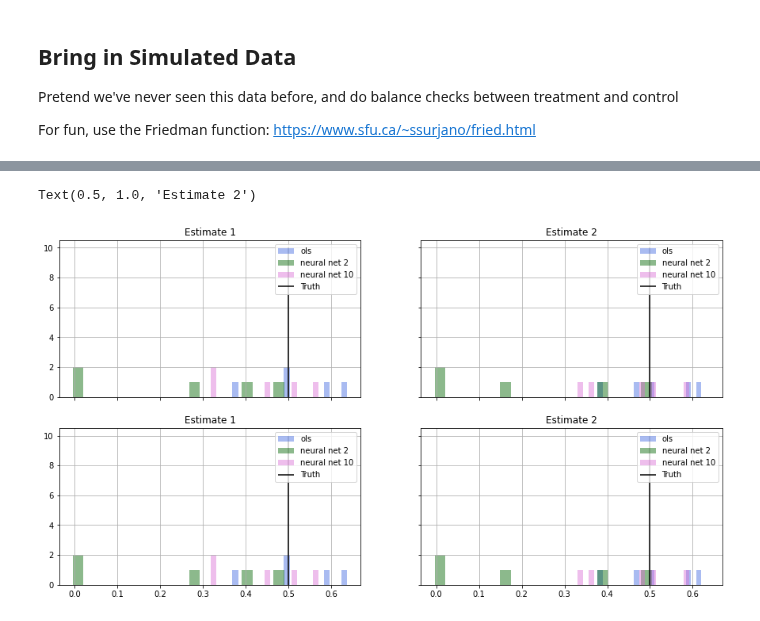
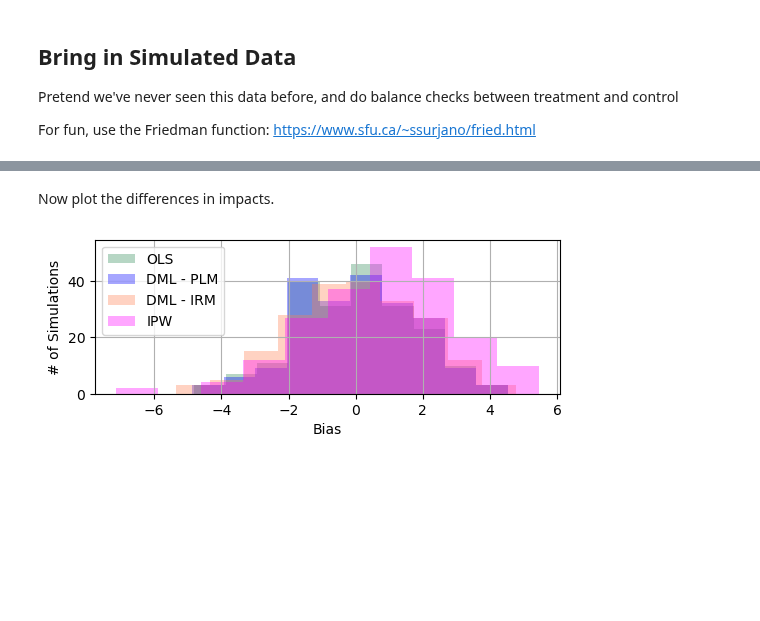
Before and after one commit to shoepaladin/causalinference_crashcourse, a Jupyter notebook: Notebooks/1 Foundations.ipynb, the cells around one changed output, grey strips where cells are left out. Drawn from its saved outputs; the diff is of its cells as text; code cells hidden in the pictures; blank space fills up the shorter version.

Commit message:
Unconfoundedness assumption

```diff
--- a/Notebooks/1 Foundations.ipynb
+++ b/Notebooks/1 Foundations.ipynb
@@ -125,9 +125,9 @@ y_models['nn'] = MLPRegressor(alpha=1e-5, hidden_layer_sizes=(3, 2), random_stat
 n_data_splits = 4
 aux_dictionary = {'n_bins': 2, 'n_trees':2, 'max_depth':2,
                   'upper':0.999, 'lower':0.001,
-                  'bootstrapreps':100,
+                  'bootstrapreps':10,
                   'subsample_ratio':0.5}
-bootstrap_number = 5
+bootstrap_number = 200
 # %%
 df = generate_data()
 
@@ -469,44 +376,15 @@ NN10
-# %%
-fig,ax = plt.subplots(nrows=2,ncols=2, figsize=(15,8), sharex=True, sharey=True)
-ax[0,0].hist(dict_est['1']['OLS'],   bins=20, density=False,  label='ols',           alpha=0.45, color='royalblue')
-ax[0,0].hist(dict_est['1']['NN2'],   bins=20, density=False,  label='neural net 2',  alpha=0.45, color='darkgreen')
-ax[0,0].hist(dict_est['1']['NN10'],  bins=20, density=False,  label='neural net 10', alpha=0.45, color='orchid')
-# ax[0,0].hist(dict_est['1']['RF1000'],bins=20, density=False,  label='RF 1000',       alpha=0.45,  color='navy')
-# ax[0,0].hist(dict_est['1']['RF100'], bins=20, density=False,  label='RF 100',        alpha=0.45,  color='skyblue')
-ax[0,0].vlines(TE_use[0], 0, 10, colors='black', label='Truth')
-ax[0,0].legend()
-ax[0,0].grid()
-ax[0,0].set_title('Estimate 1')
-
-ax[1,0].hist(dict_est['1']['OLS'],   bins=20, density=False,  label='ols',           alpha=0.45, color='royalblue')
-ax[1,0].hist(dict_est['1']['NN2'],   bins=20, density=False,  label='neural net 2',  alpha=0.45, color='darkgreen')
-ax[1,0].hist(dict_est['1']['NN10'],  bins=20, density=False,  label='neural net 10', alpha=0.45, color='orchid')
-# ax[1,0].hist(dict_est['1']['RF1000'],bins=20, density=False,  label='RF 1000',       alpha=0.45,  color='navy')
-# ax[1,0].hist(dict_est['1']['RF100'], bins=20, density=False,  label='RF 100',        alpha=0.45,  color='skyblue')
-ax[1,0].vlines(TE_use[0], 0, 10, colors='black', label='Truth')
-ax[1,0].legend()
-ax[1,0].grid()
-ax[1,0].set_title('Estimate 1')
-
-ax[0,1].hist(dict_est['2']['OLS'],   bins=20, density=False, label='ols',           alpha=0.45, color='royalblue')
-ax[0,1].hist(dict_est['2']['NN2'],   bins=20, density=False, label='neural net 2',  alpha=0.45, color='darkgreen')
-ax[0,1].hist(dict_est['2']['NN10'],  bins=20, density=False, label='neural net 10', alpha=0.45, color='orchid')
-# ax[0,1].hist(dict_est['2']['RF1000'],bins=20, density=False, label='RF 1000',       alpha=0.45,  color='navy')
-# ax[0,1].hist(dict_est['2']['RF100'], bins=20, density=False, label='RF 100',        alpha=0.45,  color='skyblue')
-ax[0,1].vlines(TE_use[1], 0, 10, colors='black', label='Truth')
-ax[0,1].legend()
-ax[0,1].grid()
-ax[0,1].set_title('Estimate 2')
-
-ax[1,1].hist(dict_est['2']['OLS'],   bins=20, density=False, label='ols',           alpha=0.45, color='royalblue')
-ax[1,1].hist(dict_est['2']['NN2'],   bins=20, density=False, label='neural net 2',  alpha=0.45, color='darkgreen')
-ax[1,1].hist(dict_est['2']['NN10'],  bins=20, density=False, label='neural net 10', alpha=0.45, color='orchid')
-# ax[1,1].hist(dict_est['2']['RF1000'],bins=20, density=False, label='RF 1000',       alpha=0.45,  color='navy')
-# ax[1,1].hist(dict_est['2']['RF100'], bins=20, density=False, label='RF 100',        alpha=0.45,  color='skyblue')
-ax[1,1].vlines(TE_use[1], 0, 10, colors='black', label='Truth')
-ax[1,1].legend()
-ax[1,1].grid()
-ax[1,1].set_title('Estimate 2')
-# %% [output]
-Text(0.5, 1.0, 'Estimate 2')
-[figure, removed]
+# %% [markdown]
+Now plot the differences in impacts.
+# %%
+fig,ax = plt.subplots(ncols=1, nrows=1, figsize=(6,2))
+ax.hist(ols_x_unconf, alpha=0.35, color='seagreen',label='OLS')
+ax.hist(plm_x_unconf, alpha=0.35, color='blue',label='DML - PLM')
+ax.hist(irm_x_unconf, alpha=0.35, color='coral',label='DML - IRM')
+ax.hist(ipw_x_unconf, alpha=0.35, color='magenta',label='IPW')
+ax.legend()
+ax.set_xlabel('Bias')
+ax.set_ylabel('# of Simulations')
+ax.grid()
+plt.show()
+# %% [output]
+[figure, added]
```
Also changed, not shown: parts of 16 cells of this notebook, 3 other files.
